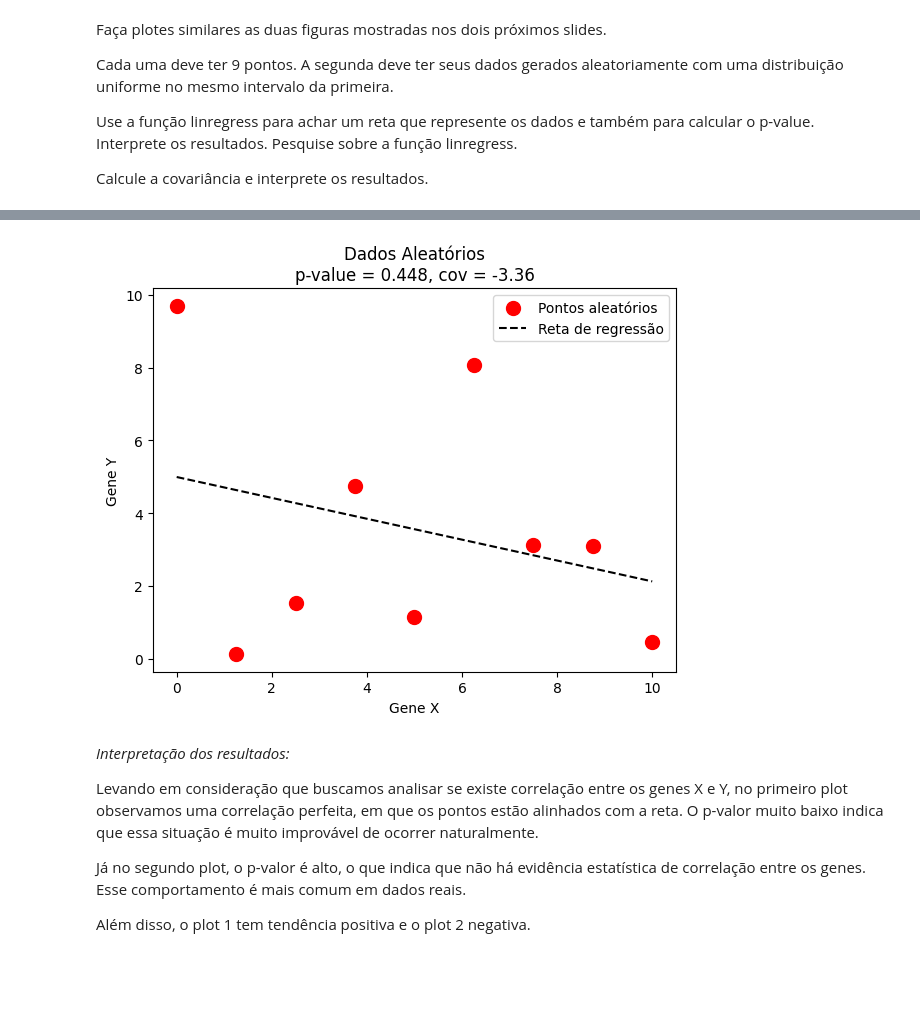
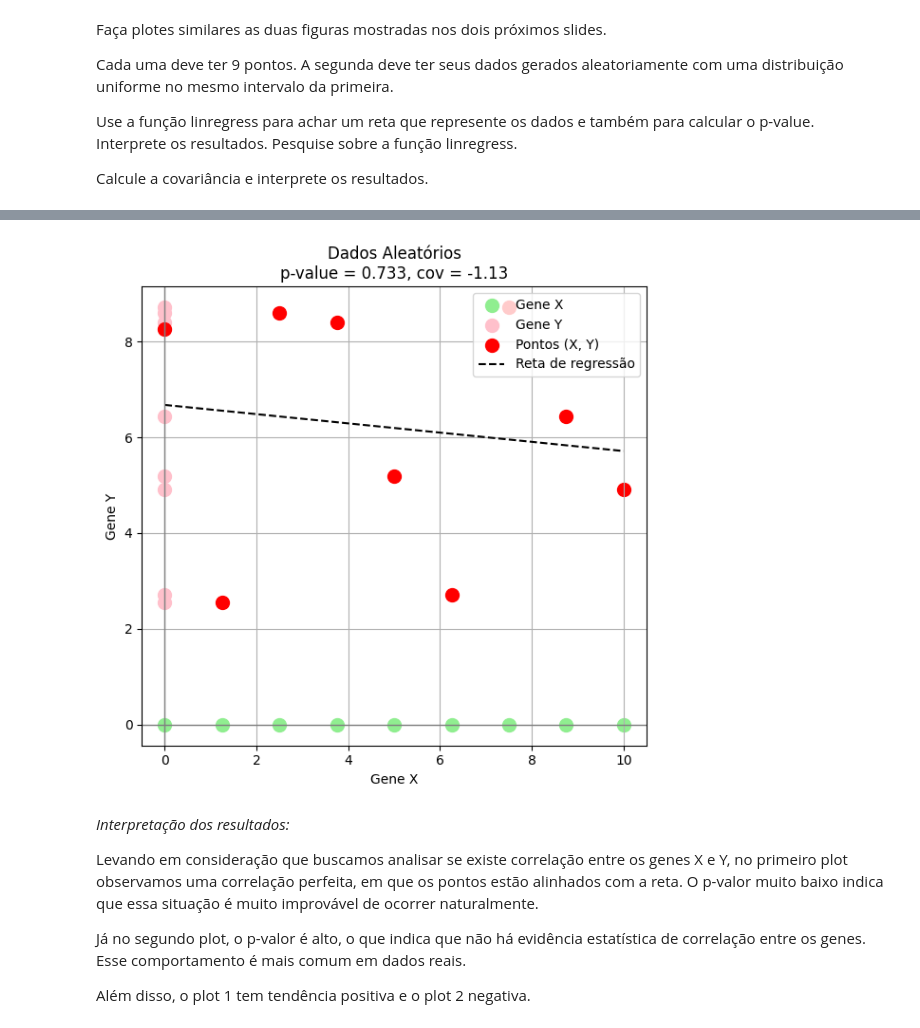
Before and after one commit to AguiarCamile/Trabalhos_IA, a Jupyter notebook: Atividade_4.ipynb, the cells around one changed output, grey strips where cells are left out. Cells and saved outputs as stored; diff of their text form; code cells hidden in the pictures; blank space fills up the shorter version.

```diff
--- a/Atividade_4.ipynb
+++ b/Atividade_4.ipynb
@@ -95,26 +107,39 @@ plt.show()
 # %%
 # Dados com distribuição uniforme
 x2 = np.linspace(0, 10, 9)
 y2 = np.random.uniform(0, 10, 9)
 
 # Regressão linear
 slope2, intercept2, r_value2, p_value2, std_err2 = linregress(x2, y2)
 
 # Covariância
 cov2 = np.cov(x2, y2)[0, 1]
 
 # Plot
-plt.figure(figsize=(6, 5))
-plt.scatter(x2, y2, color='red', label='Pontos aleatórios', s=100)
-plt.plot(x2, slope2*x2 + intercept2, color='black', linestyle='--', label='Reta de regressão')
-plt.title(f"Dados Aleatórios\np-value = {p_value2:.3f}, cov = {cov2:.2f}")
+plt.figure(figsize=(6, 6))
+
+# Pontos nos eixos
+plt.scatter(x2, np.zeros_like(x2), color='lightgreen', s=100, label='Gene X')
+plt.scatter(np.zeros_like(y2), y2, color='pink', s=100, label='Gene Y')
+
+# Pontos principais (x, y)
+plt.scatter(x2, y2, color='red', s=100, label='Pontos (X, Y)')
+
+# Reta de regressão
+plt.plot(x2, slope2 * x2 + intercept2, linestyle='--', color='black', label='Reta de regressão')
+
+# Estilo e legendas
 plt.xlabel("Gene X")
 plt.ylabel("Gene Y")
+plt.title(f"Dados Aleatórios\np-value = {p_value2:.3f}, cov = {cov2:.2f}")
+plt.axhline(0, color='gray', lw=1)
+plt.axvline(0, color='gray', lw=1)
 plt.legend()
+plt.grid(True)
 plt.tight_layout()
 plt.show()
 # %% [output]
-[figure, old version]
+[figure, new version]
 # %% [markdown]
 *Interpretação dos resultados:*
 
```
Also changed, not shown: parts of 1 cell of this notebook.
